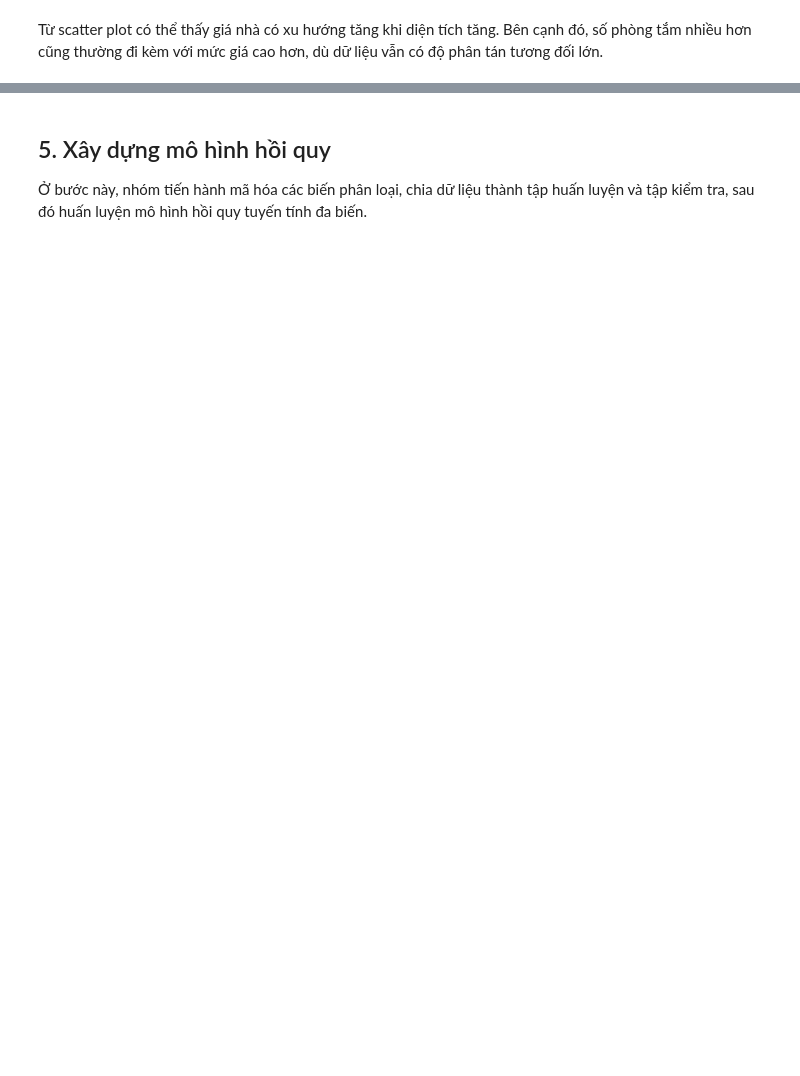
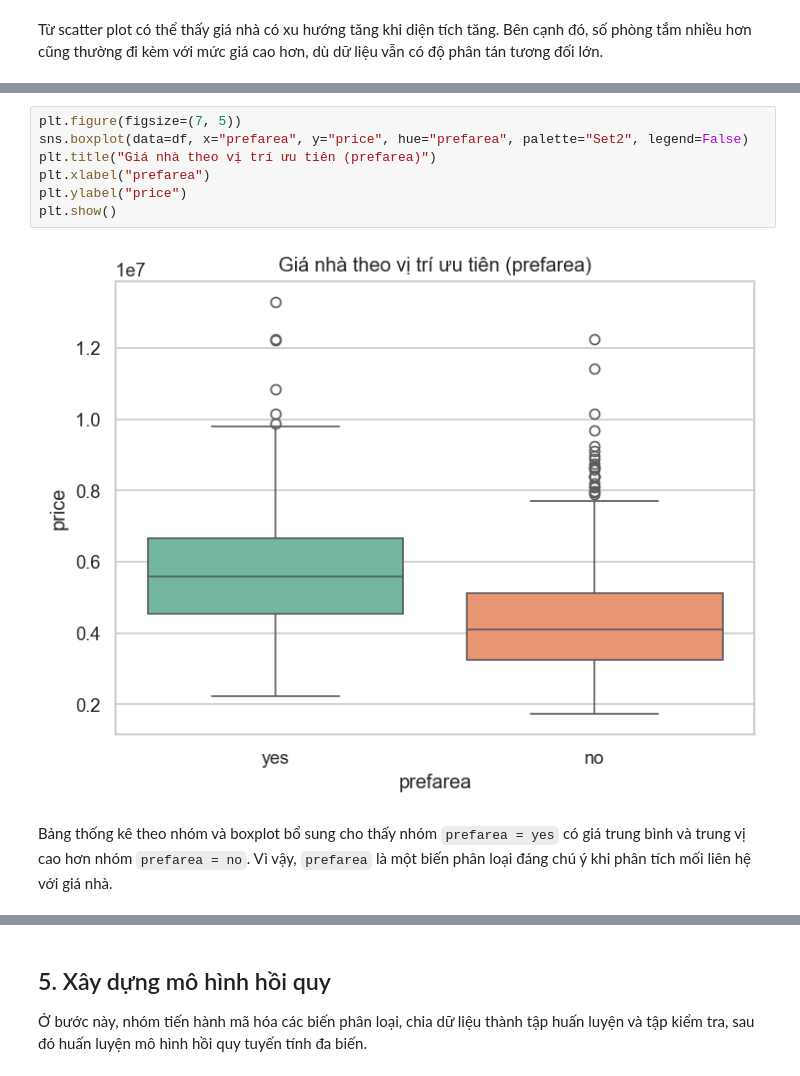
Before and after one commit to uit-straydog/ie224-fp, a Jupyter notebook: main.ipynb, the cells around one changed output, grey strips where cells are left out. Drawn from its saved outputs; the diff is of its cells as text; blank space fills up the shorter version.

```diff
--- a/main.ipynb
+++ b/main.ipynb
@@ -170,3 +341,14 @@ Các căn nhà có `airconditioning = yes` thường có mức giá cao hơn nh
+# %%
+plt.figure(figsize=(7, 5))
+sns.boxplot(data=df, x="prefarea", y="price", hue="prefarea", palette="Set2", legend=False)
+plt.title("Giá nhà theo vị trí ưu tiên (prefarea)")
+plt.xlabel("prefarea")
+plt.ylabel("price")
+plt.show()
+# %% [output]
+[figure, added]
+# %% [markdown]
+Bảng thống kê theo nhóm và boxplot bổ sung cho thấy nhóm `prefarea = yes` có giá trung bình và trung vị cao hơn nhóm `prefarea = no`. Vì vậy, `prefarea` là một biến phân loại đáng chú ý khi phân tích mối liên hệ với giá nhà.
 # %%
 outlier_summary = []
 for col in numeric_cols:
```
Also changed, not shown: parts of 39 cells of this notebook, 2 other files.
